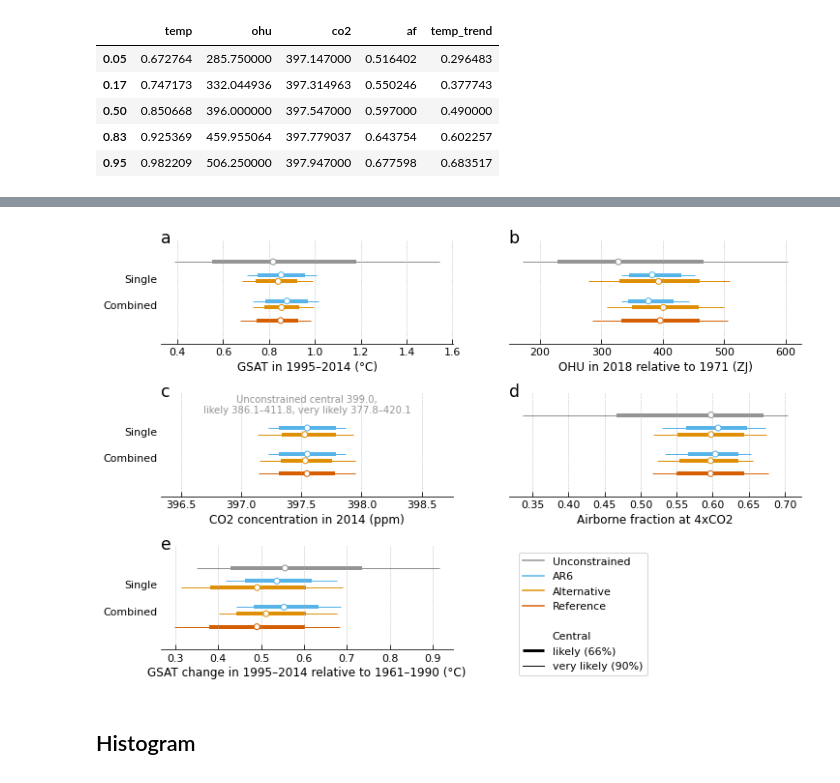
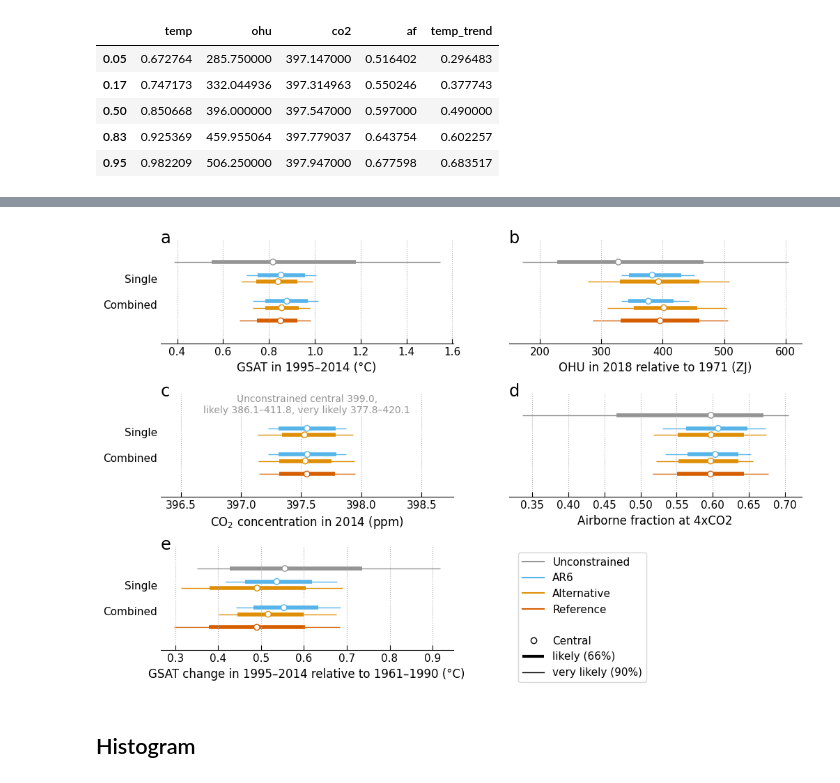
Before and after one commit to tsutsui1872/ar6-tlm, a Jupyter notebook: notebook/072_postproc.ipynb, the cells around one changed output, grey strips where cells are left out. Saved outputs shown, nothing was run; the diff lists cells and outputs as text; code cells hidden in the pictures.

Commit message:
Finalized constraining post-processes

```diff
--- a/notebook/072_postproc.ipynb
+++ b/notebook/072_postproc.ipynb
@@ -112,7 +116,7 @@ dtype: int64
 # %% [markdown]
 ### Constrained members by the alternative method
 # %%
-with h5py.File('./datain/constraining_fair_mhout.h5') as f1:
+with h5py.File('./dataout/constraining_fair_mhout.h5') as f1:
     mhout = {k: v[:] for k, v in f1['/mhout'].items()}
     member_rand = {k: v[:] for k, v in f1['/member'].items()}
 # %%
@@ -259,6 +263,7 @@ df = (
     .loc[member_rand['co2_pre']]
     .reset_index(drop=True)
     .loc[member_rand['all']]
+    .iloc[:2000]
     .quantile(prob_values)
 )
 dfq[('Combined', 'Alternative')] = df
@@ -326,7 +331,7 @@ map_color = {
 map_name_unit = {
     'temp': ('GSAT in 1995–2014', '°C'),
     'ohu': ('OHU in 2018 relative to 1971', 'ZJ'),
-    'co2': ('CO2 concentration in 2014', 'ppm'),
+    'co2': ('CO$_2$ concentration in 2014', 'ppm'),
     'af': ('Airborne fraction at 4xCO2', ''),
     'temp_trend': (
         'GSAT change in 1995–2014 relative to 1961–1990', '°C',
@@ -353,9 +358,14 @@ plt.plot_quantile_range(
 # Exchange legend items
 map_exchange = {0: 3, 3: 0}
 legend = plt.figure.legends[0]
+try:
+    handles = legend.legendHandles
+except:
+    handles = legend.legend_handles
+
 handles = [
-    legend.legendHandles[map_exchange.get(i, i)]
-    for i in range(len(legend.legendHandles))
+    handles[map_exchange.get(i, i)]
+    for i in range(len(handles))
 ]
 labels = [
     legend.texts[map_exchange.get(i, i)]._text
@@ -421,3 +431,3 @@ plt.savefig('./image/range_fair-inds_single-combined_ar6-alt.png')
-[figure, old version]
+[figure, new version]
 # %% [markdown]
 ## Histogram
```
Also changed, not shown: parts of 7 cells of this notebook, 4 other files.
